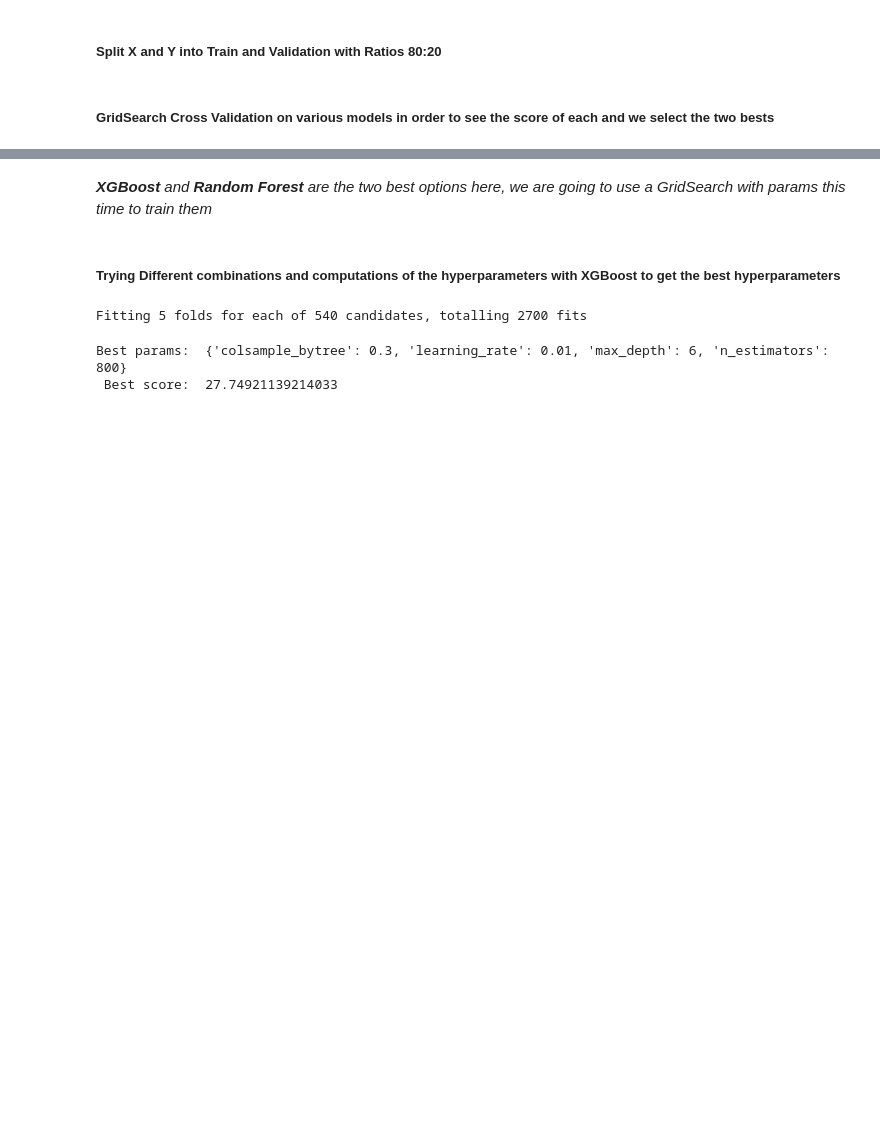
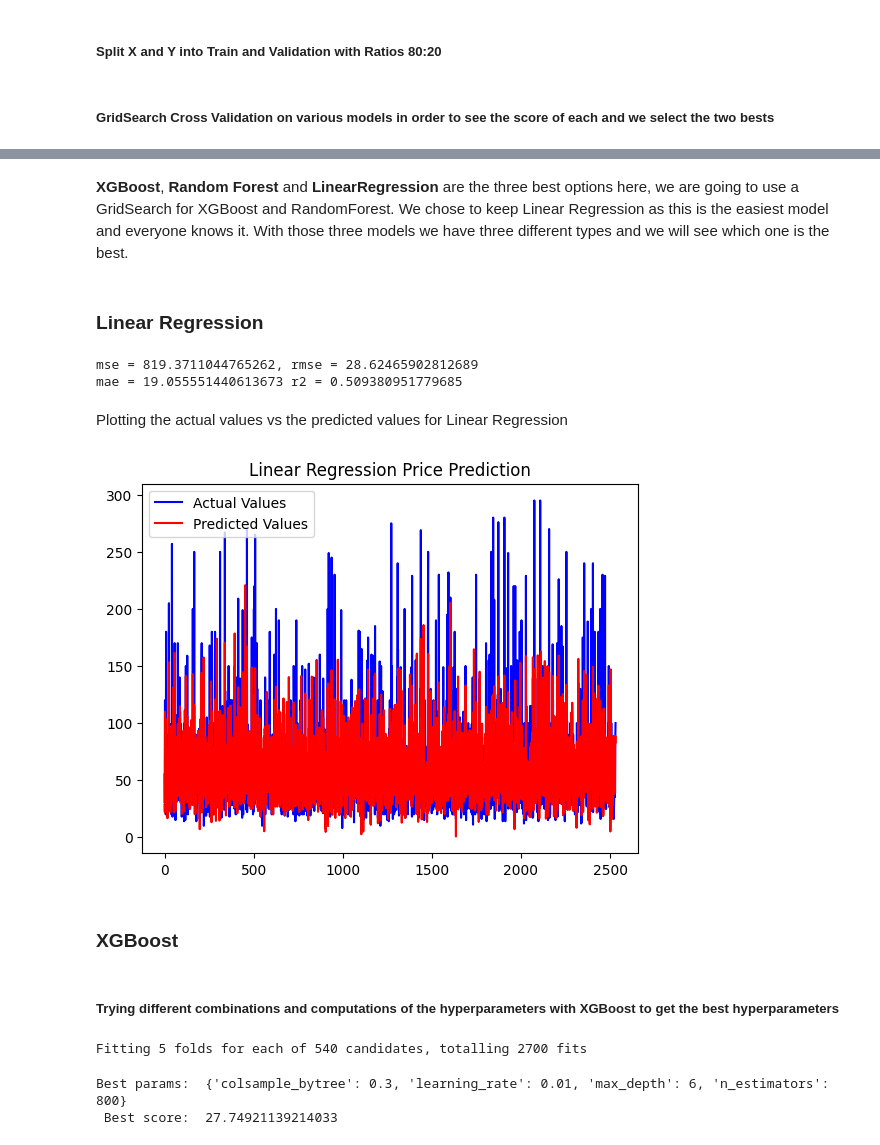
Before and after one commit to PierreKLN/ML---AirBnbBerlin, a Jupyter notebook: Models_ML.ipynb, the cells around one changed output, grey strips where cells are left out. Drawn from its saved outputs; the diff is of its cells as text; code cells hidden in the pictures; blank space fills up the shorter version.

Commit message:
Models_Final_2ndPush

```diff
--- a/Models_ML.ipynb
+++ b/Models_ML.ipynb
@@ -24,3 +26,12 @@ df=pd.read_csv(path,sep=my_sep,encoding=my_encoding)
+# %%
+def plotGraph(y_test,y_pred,regressorName):
+    my_range = int(max(y_pred))
+    plt.plot(range(len(y_test)), y_test, color='blue', label="Actual Values")
+    plt.plot(range(len(y_pred)), y_pred, color='red', label="Predicted Values")
+    plt.legend(loc="upper left")
+    plt.title(regressorName)
+    plt.show()
+    return
 # %% [markdown]
 ##### Creating X and y
 # %%
@@ -67,7 +78,30 @@ AdaBoostRegressor()
-# %% [markdown]
-***XGBoost** and **Random Forest** are the two best options here, we are going to use a GridSearch with params this time to train them*
+# %% [markdown]
+**XGBoost**, **Random Forest** and **LinearRegression** are the three best options here, we are going to use a GridSearch for XGBoost and RandomForest.
+We chose to keep Linear Regression as this is the easiest model and everyone knows it. With those three models we have three different types and we will see which one is the best.
+# %% [markdown]
+### Linear Regression
+# %%
+clf_lr = LinearRegression()
+clf_lr.fit(X_train,y_train)
+
+y_pred_lr = clf_lr.predict(X_test)
+mse = metrics.mean_squared_error(y_test, y_pred_lr)
+mae = metrics.mean_absolute_error(y_test, y_pred_lr)
+r2 = metrics.r2_score(y_test, y_pred_lr)
+print ('mse = {}, rmse = {} \nmae = {} r2 = {}'.format(mse,math.sqrt(mse), mae, r2))
+# %% [output]
+mse = 819.3711044765262, rmse = 28.62465902812689
+mae = 19.055551440613673 r2 = 0.509380951779685
+# %% [markdown]
+Plotting the actual values vs the predicted values for Linear Regression
+# %%
+plotGraph(y_test, y_pred_lr, "Linear Regression Price Prediction")
+# %% [output]
+[figure, added]
+# %% [markdown]
+### XGBoost
 # %% [markdown]
-##### Trying Different combinations and computations of the hyperparameters with XGBoost to get the best hyperparameters
+##### Trying different combinations and computations of the hyperparameters with XGBoost to get the best hyperparameters
 # %%
 params = { 'max_depth': [3, 6, 8, 10, 12],
            'learning_rate': [0.0001, 0.001, 0.01, 0.05, 0.1, 0.15],
```
Also changed, not shown: parts of 12 cells of this notebook.
